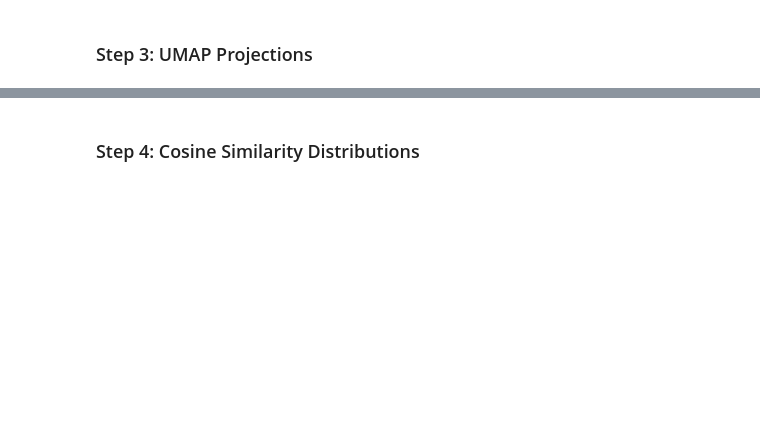
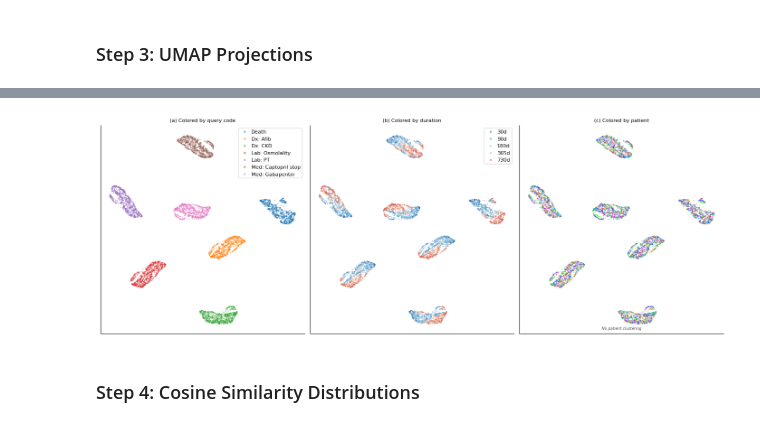
Before and after one commit to payalchandak/EveryQuery, a Jupyter notebook: analysis/results.ipynb, the cells around one changed output, grey strips where cells are left out. Cells and saved outputs as stored; diff of their text form; code cells hidden in the pictures; blank space fills up the shorter version.

```diff
--- a/analysis/results.ipynb
+++ b/analysis/results.ipynb
@@ -610,5 +758,5 @@ print(f"UMAP projection shape: {umap_2d.shape}")
 # %%
-fig, axes = plt.subplots(1, 3, figsize=(7, 2.5))
+fig, axes = plt.subplots(1, 3, figsize=(14, 5))
 
 # Shared plot kwargs
 scatter_kw = dict(s=3, alpha=0.5, edgecolors="none", rasterized=True)
@@ -622,7 +770,7 @@ for label in code_labels:
     mask = embed_df["label"].to_numpy() == label
     ax.scatter(umap_2d[mask, 0], umap_2d[mask, 1],
                color=code_colors[label], label=label, **scatter_kw)
-ax.legend(fontsize=4.5, markerscale=2, loc="best", framealpha=0.7,
+ax.legend(fontsize=8, markerscale=2, loc="best", framealpha=0.7,
           handletextpad=0.3, borderpad=0.3)
 ax.set_title("(a) Colored by query code", fontsize=8)
 ax.set_xticks([])
@@ -633,34 +781,36 @@ ax = axes[1]
 dur_colors = {30: "#2166AC", 90: "#4393C3", 180: "#92C5DE", 365: "#F4A582", 730: "#D6604D"}
 dur_arr = embed_df["duration_days"].to_numpy()
 for dur in DURATIONS:
     mask = dur_arr == dur
     ax.scatter(umap_2d[mask, 0], umap_2d[mask, 1],
                color=dur_colors[dur], label=f"{dur}d", **scatter_kw)
-ax.legend(fontsize=5, markerscale=2, loc="best", framealpha=0.7,
+ax.legend(fontsize=8, markerscale=2, loc="best", framealpha=0.7,
           handletextpad=0.3, borderpad=0.3)
 ax.set_title("(b) Colored by duration", fontsize=8)
 ax.set_xticks([])
 ax.set_yticks([])
 
 # --- Panel (c): Color by patient ---
 ax = axes[2]
 subj_arr = embed_df["subject_id"].to_numpy()
 unique_subjs = np.unique(subj_arr)
 rng = np.random.RandomState(0)
 subj_color_map = {s: plt.cm.hsv(rng.random()) for s in unique_subjs}
 colors = [subj_color_map[s] for s in subj_arr]
 ax.scatter(umap_2d[:, 0], umap_2d[:, 1], c=colors, **scatter_kw)
 ax.set_title("(c) Colored by patient", fontsize=8)
 ax.set_xticks([])
 ax.set_yticks([])
 ax.annotate("No patient clustering", xy=(0.5, 0.02),
             xycoords="axes fraction", ha="center", fontsize=6,
             fontstyle="italic", color="0.3")
 
 fig.tight_layout()
 fig.savefig(FIG_DIR / "fig_embed_umap.pdf", bbox_inches="tight")
 fig.savefig(FIG_DIR / "fig_embed_umap.png", bbox_inches="tight", dpi=300)
 plt.show()
+# %% [output]
+[figure, added]
 # %% [markdown]
 ### Step 4: Cosine Similarity Distributions
 # %%
```
Also changed, not shown: parts of 22 cells of this notebook.
